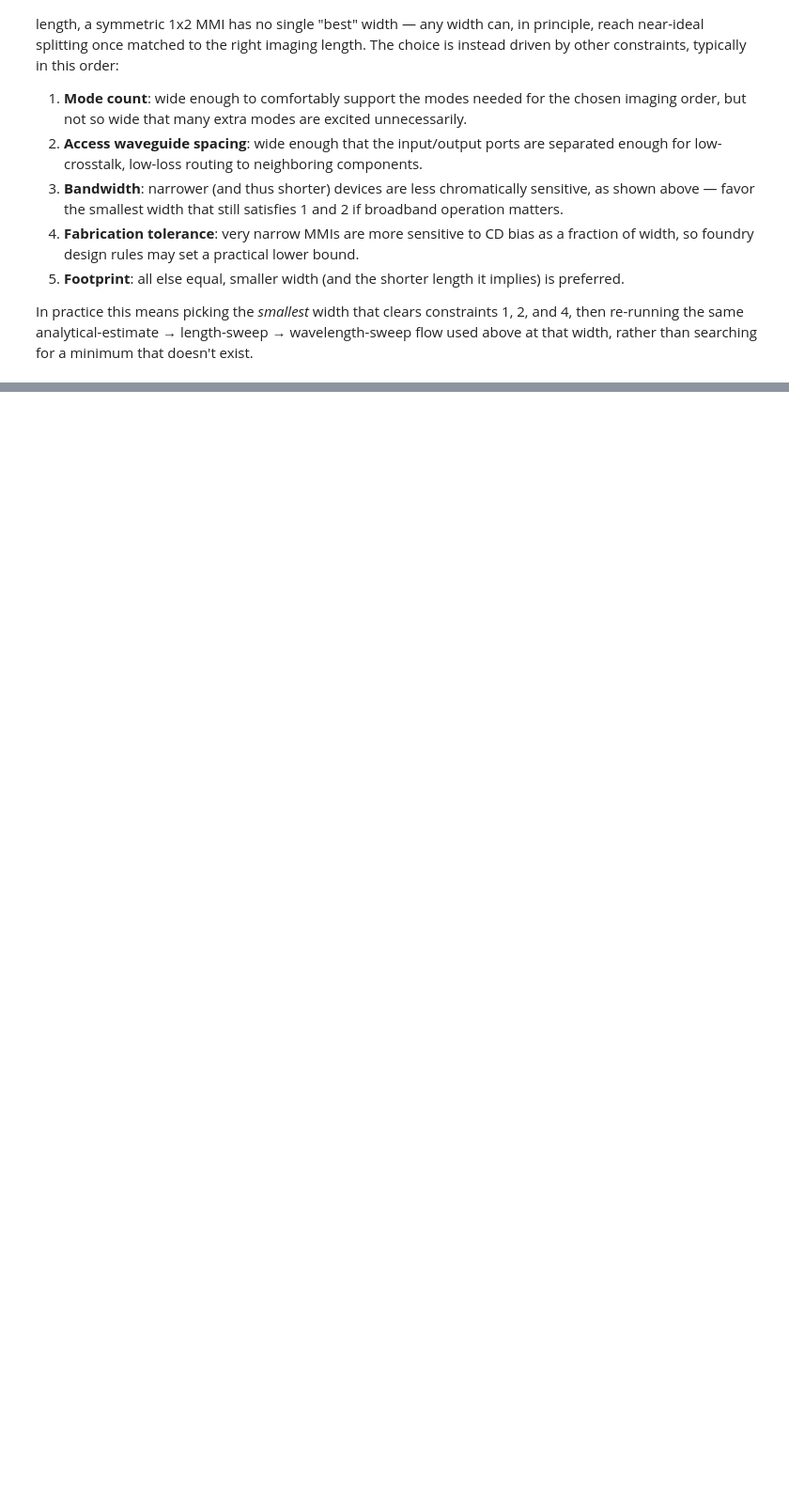
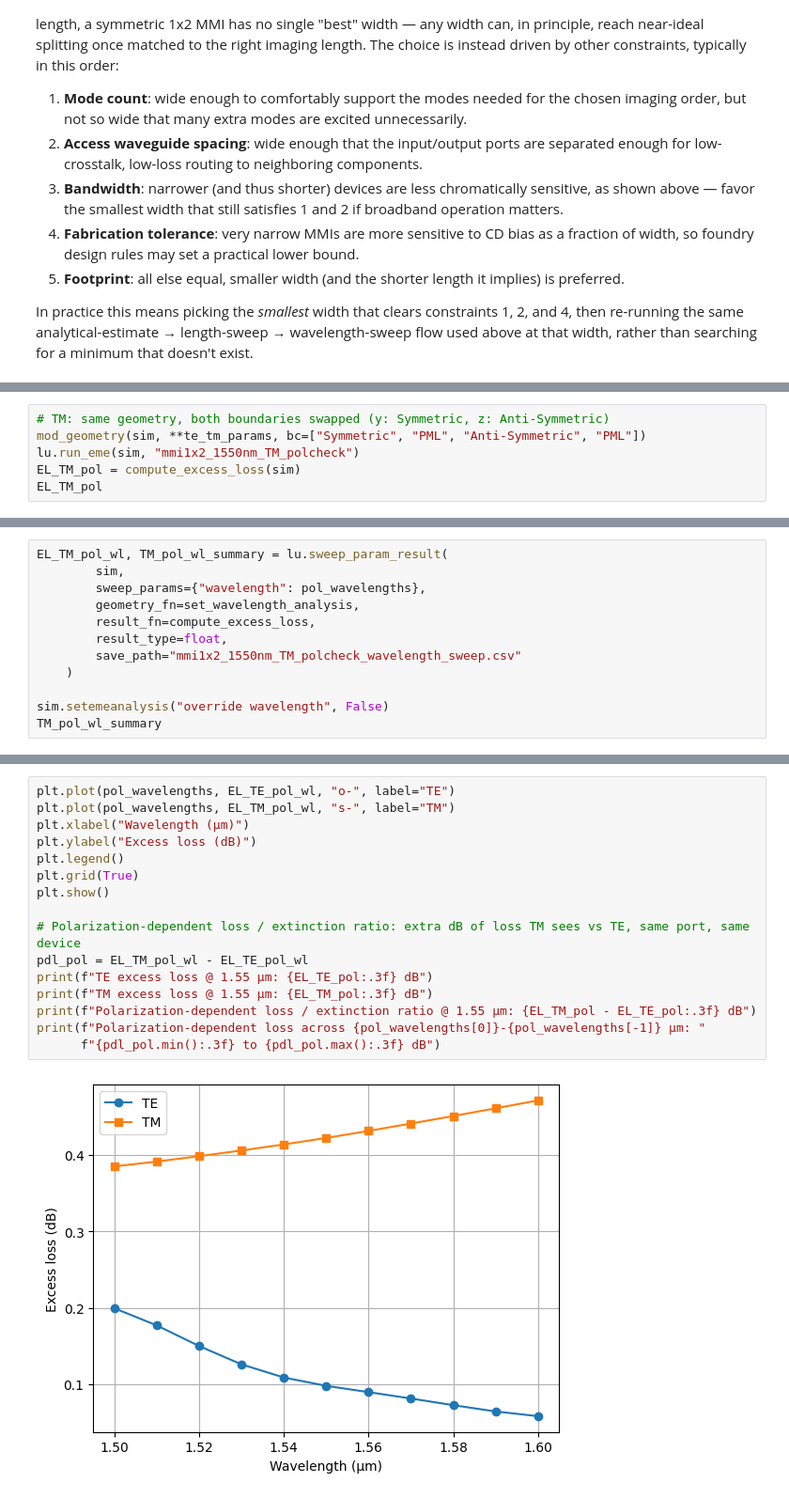
Before and after one commit to Arka-noid/lumerical_simulations, a Jupyter notebook: notebooks/components/mmi/MMI1x2Design.ipynb, the cells around one changed output, grey strips where cells are left out. Shown at 94% size. Cells and saved outputs as stored; diff of their text form; blank space fills up the shorter version.

Commit message:
MMI1x2Design: add MMI-width dispersion/bandwidth study and TE/TM polarization comparison

```diff
--- a/notebooks/components/mmi/MMI1x2Design.ipynb
+++ b/notebooks/components/mmi/MMI1x2Design.ipynb
@@ -814,0 +880,6 @@ width, rather than searching for a minimum that doesn't exist.
+# %%
+# TM: same geometry, both boundaries swapped (y: Symmetric, z: Anti-Symmetric)
+mod_geometry(sim, **te_tm_params, bc=["Symmetric", "PML", "Anti-Symmetric", "PML"])
+lu.run_eme(sim, "mmi1x2_1550nm_TM_polcheck")
+EL_TM_pol = compute_excess_loss(sim)
+EL_TM_pol
@@ -814,0 +888,12 @@ width, rather than searching for a minimum that doesn't exist.
+# %%
+EL_TM_pol_wl, TM_pol_wl_summary = lu.sweep_param_result(
+        sim,
+        sweep_params={"wavelength": pol_wavelengths},
+        geometry_fn=set_wavelength_analysis,
+        result_fn=compute_excess_loss,
+        result_type=float,
+        save_path="mmi1x2_1550nm_TM_polcheck_wavelength_sweep.csv"
+    )
+
+sim.setemeanalysis("override wavelength", False)
+TM_pol_wl_summary
@@ -814,0 +914,18 @@ width, rather than searching for a minimum that doesn't exist.
+# %%
+plt.plot(pol_wavelengths, EL_TE_pol_wl, "o-", label="TE")
+plt.plot(pol_wavelengths, EL_TM_pol_wl, "s-", label="TM")
+plt.xlabel("Wavelength (µm)")
+plt.ylabel("Excess loss (dB)")
+plt.legend()
+plt.grid(True)
+plt.show()
+
+# Polarization-dependent loss / extinction ratio: extra dB of loss TM sees vs TE, same port, same device
+pdl_pol = EL_TM_pol_wl - EL_TE_pol_wl
+print(f"TE excess loss @ 1.55 µm: {EL_TE_pol:.3f} dB")
+print(f"TM excess loss @ 1.55 µm: {EL_TM_pol:.3f} dB")
+print(f"Polarization-dependent loss / extinction ratio @ 1.55 µm: {EL_TM_pol - EL_TE_pol:.3f} dB")
+print(f"Polarization-dependent loss across {pol_wavelengths[0]}-{pol_wavelengths[-1]} µm: "
+      f"{pdl_pol.min():.3f} to {pdl_pol.max():.3f} dB")
+# %% [output]
+[figure, added]
```
Also changed, not shown: parts of 9 cells of this notebook, 2 other files.
